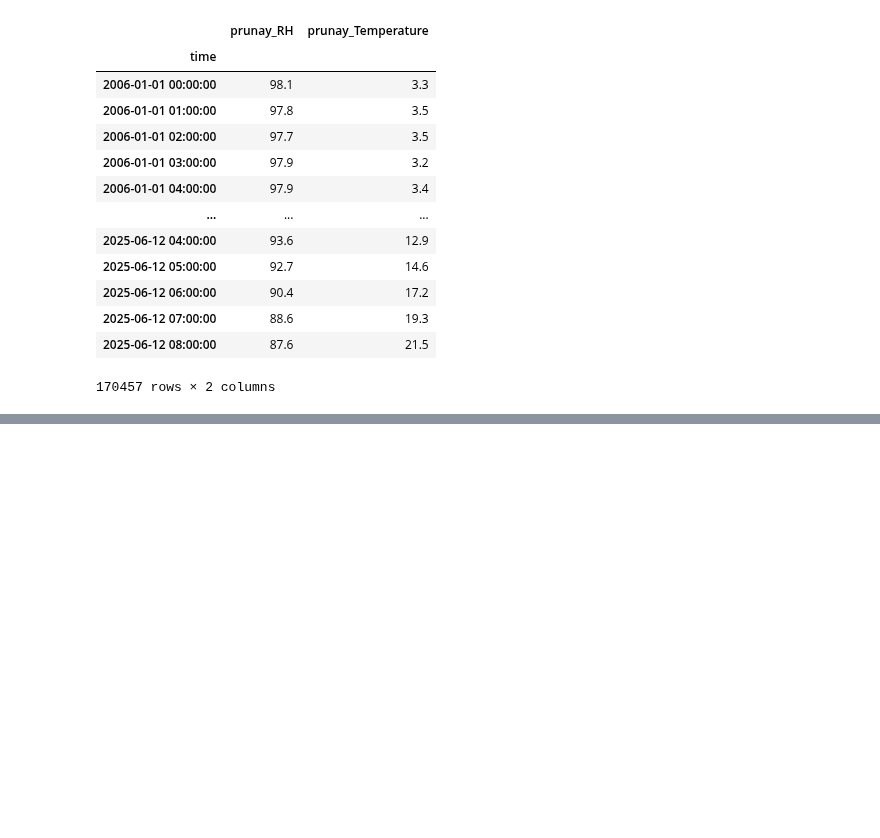
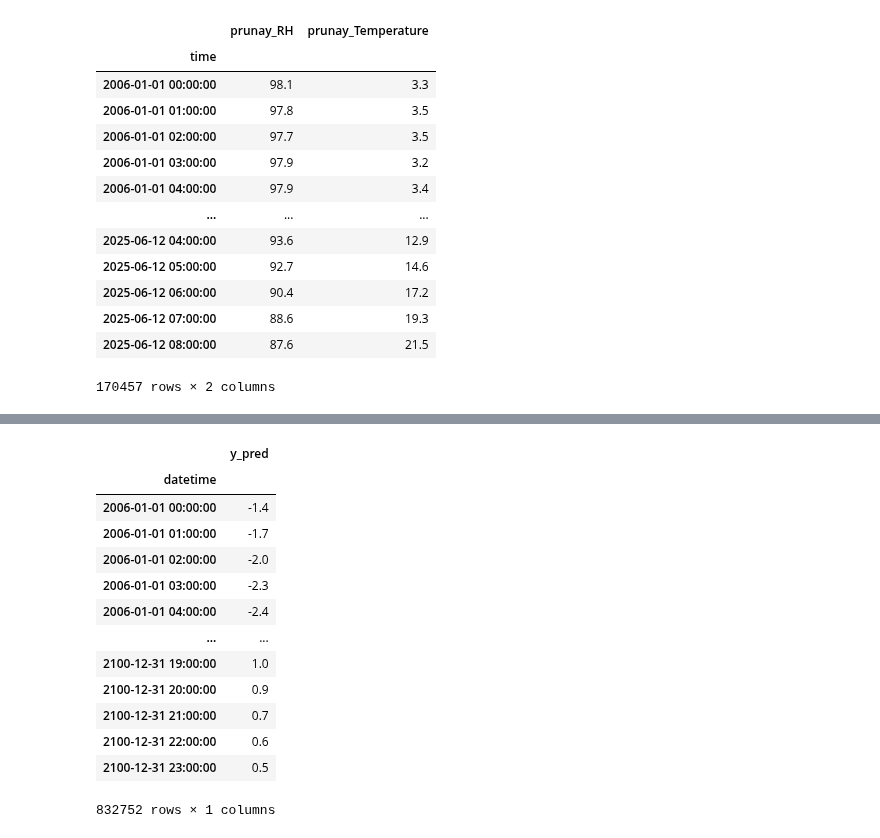
Before and after one commit to kubit07/data_analyse_DRIAS, a Jupyter notebook: bidirectinal_lstm_second_method.ipynb, the cells around one changed output, grey strips where cells are left out. Cells and saved outputs as stored; diff of their text form; code cells hidden in the pictures; blank space fills up the shorter version.

```diff
--- a/bidirectinal_lstm_second_method.ipynb
+++ b/bidirectinal_lstm_second_method.ipynb
@@ -957,0 +1129,17 @@ df = daily_to_hourly(df, "y_pred")
+# %%
+df
+# %% [output]
+|  | y_pred |
+| datetime |  |
+| 2006-01-01 00:00:00 | -1.4 |
+| 2006-01-01 01:00:00 | -1.7 |
+| 2006-01-01 02:00:00 | -2.0 |
+| 2006-01-01 03:00:00 | -2.3 |
+| 2006-01-01 04:00:00 | -2.4 |
+| ... | ... |
+| 2100-12-31 19:00:00 | 1.0 |
+| 2100-12-31 20:00:00 | 0.9 |
+| 2100-12-31 21:00:00 | 0.7 |
+| 2100-12-31 22:00:00 | 0.6 |
+| 2100-12-31 23:00:00 | 0.5 |
+832752 rows × 1 columns
```
Also changed, not shown: parts of 24 cells of this notebook, 4 other files.
